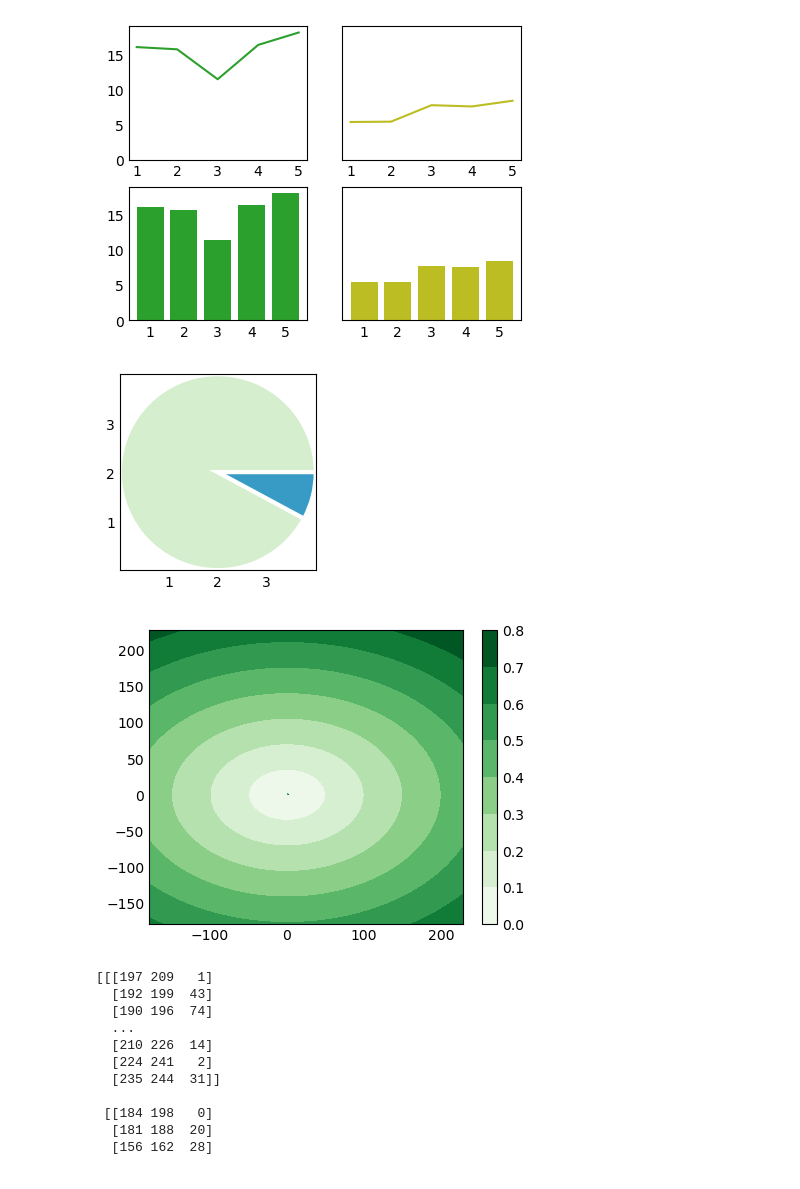
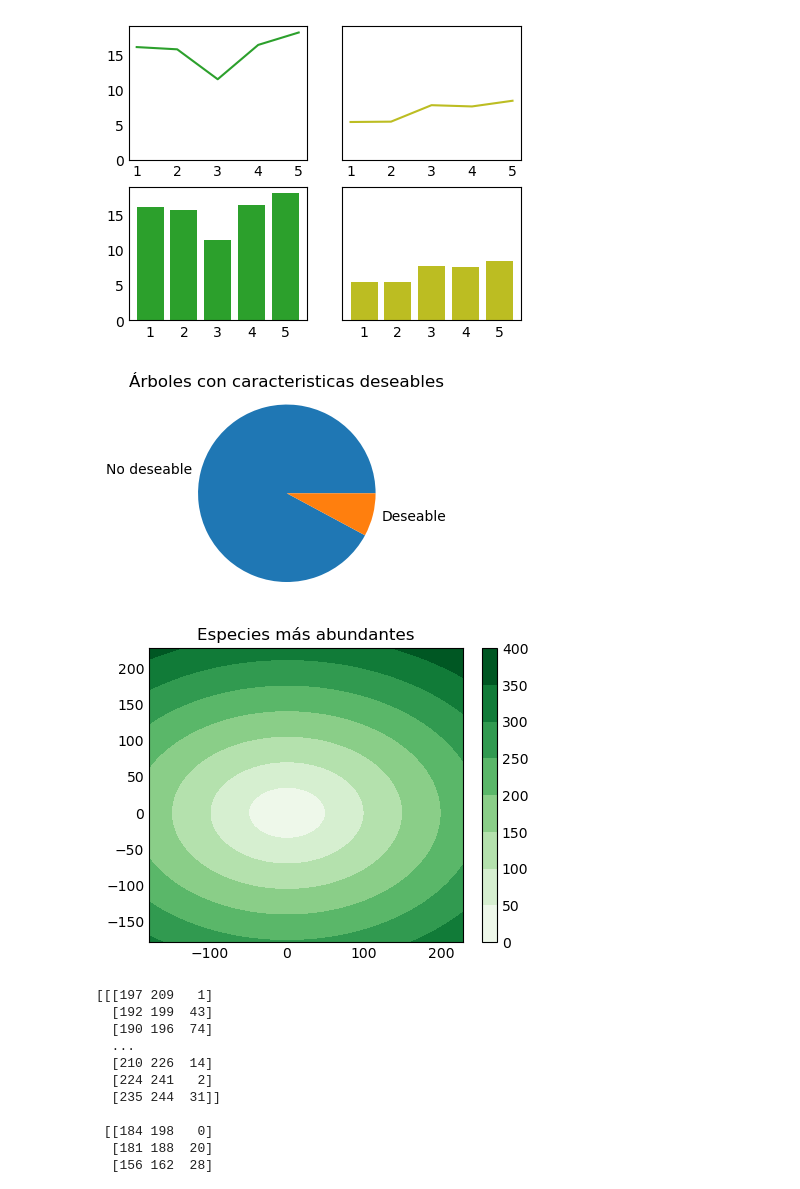
Before and after one commit to MetricForestTeam/MetricForest, a Jupyter notebook: Fuente de datos.ipynb, the cells around one changed output. Saved outputs shown, nothing was run; the diff lists cells and outputs as text; code cells hidden in the pictures.

```diff
--- a/Fuente de datos.ipynb
+++ b/Fuente de datos.ipynb
@@ -70,25 +72,22 @@ plt.rcParams['figure.figsize'] = [4,3]
 # %%
 import matplotlib.pyplot as plt
 import numpy as np
 
 plt.style.use('_mpl-gallery-nogrid')
 
 
 # Porcentaje de árboles con caracteristicas deseables y no deseables
 x = [481,41]
 colors = plt.get_cmap('GnBu')(np.linspace(0.2, 0.7, len(x)))
 
-# plot
-fig, ax = plt.subplots()
-ax.pie(x, colors=colors, radius=2, center=(2,2),
-       wedgeprops={"linewidth": 3, "edgecolor": "white"}, frame=True)
-
-ax.set(xlim=(0, 4), xticks=np.arange(1, 4),
-       ylim=(0, 4), yticks=np.arange(1, 4))
+nombres = ["No deseable","Deseable"]
+plt.pie(x, labels=nombres)
+plt.axis("equal")
+plt.title('Árboles con caracteristicas deseables')
 
 plt.show()
 # %% [output]
-[figure, old version]
+[figure, new version]
 # %%
 #Especies más abundantes
 ##Encino(228), Roble(179)
@@ -101,13 +100,16 @@ x, y = np.meshgrid(x, y)
 z = np.sqrt(x**2 + 2*y**2)
 ax.contourf(x, y, z, cmap='Greens')
 
-plt.contourf(X, Y, Z, cmap='Greens')
+plt.title('Especies más abundantes')
+
+
+plt.contourf(x, y, z, cmap='Greens')
 plt.colorbar();
 
 plt.rcParams['figure.figsize'] = [4,3]
 plt.show()
 # %% [output]
-[figure, old version]
+[figure, new version]
 # %%
 %matplotlib inline
 import matplotlib.pyplot as plt
```
Also changed, not shown: parts of 1 cell of this notebook.
